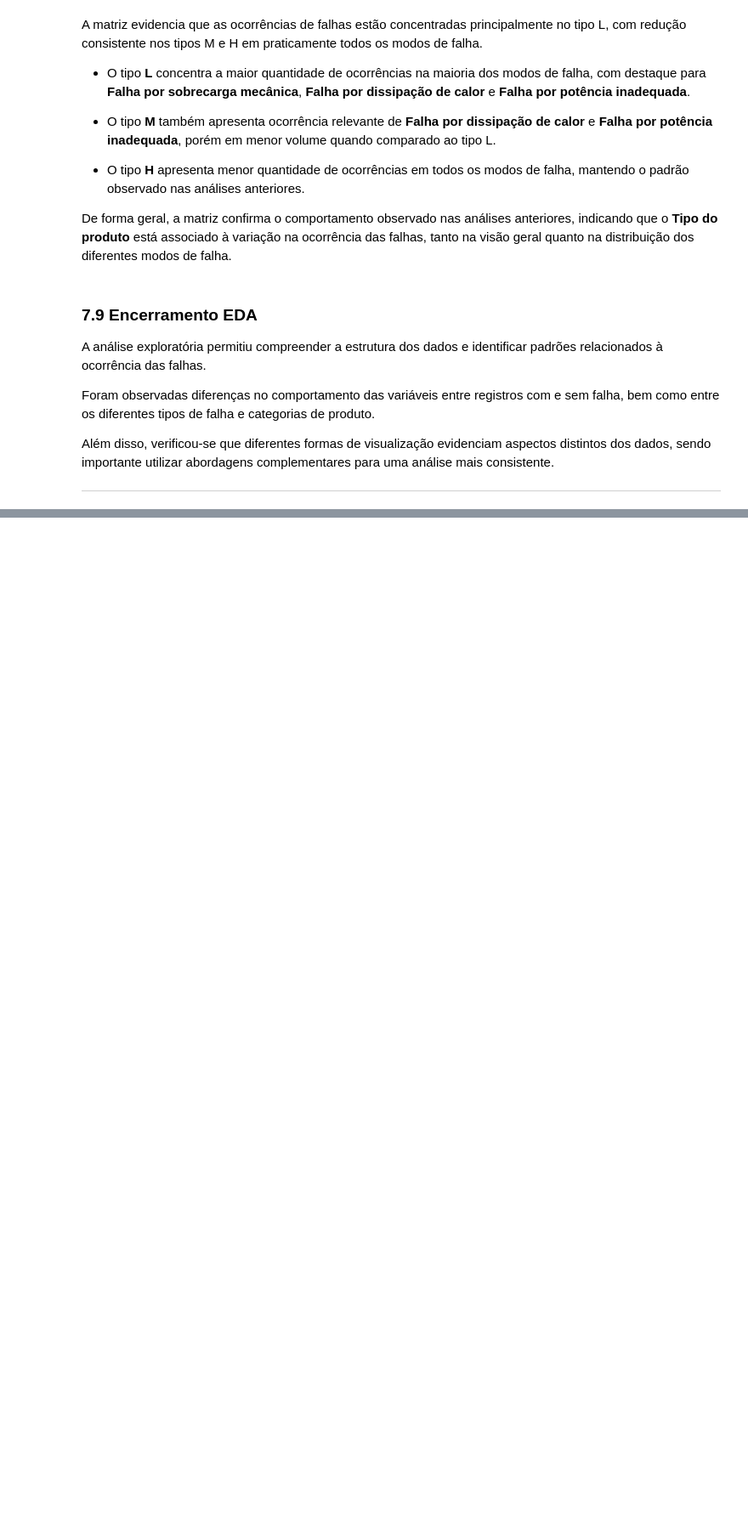
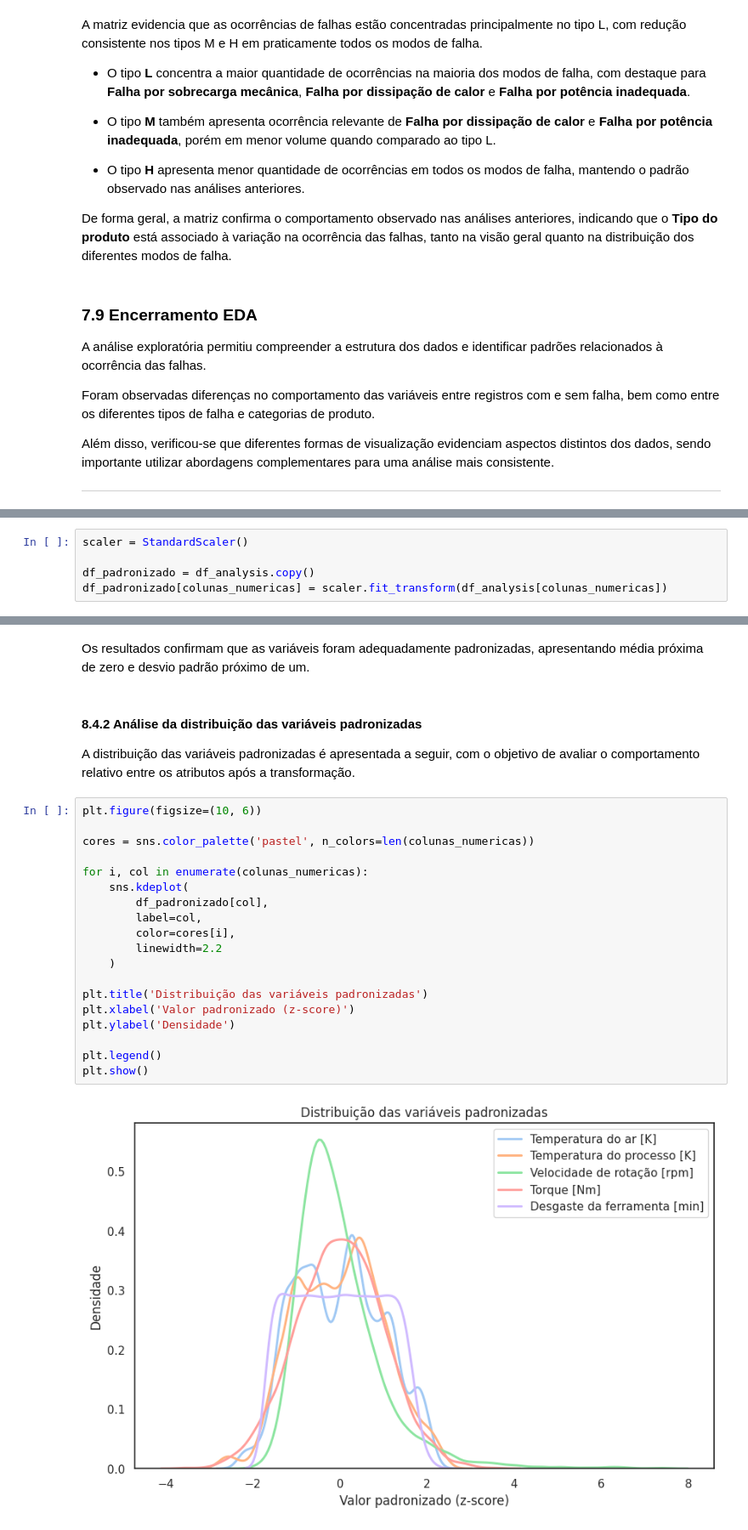
Before and after one commit to thaygorh/Analise-de-Dados-e-Boas-Praticas, a Jupyter notebook: mvp-analise-dados-e-boas-praticas.ipynb, the cells around one changed output, grey strips where cells are left out. Shown at 85% size. Cells and saved outputs as stored; diff of their text form; blank space fills up the shorter version.

```diff
--- a/mvp-analise-dados-e-boas-praticas.ipynb
+++ b/mvp-analise-dados-e-boas-praticas.ipynb
@@ -1180,0 +1368,5 @@ Além disso, verificou-se que diferentes formas de visualização evidenciam asp
+# %%
+scaler = StandardScaler()
+
+df_padronizado = df_analysis.copy()
+df_padronizado[colunas_numericas] = scaler.fit_transform(df_analysis[colunas_numericas])
@@ -1180,0 +1382,27 @@ Além disso, verificou-se que diferentes formas de visualização evidenciam asp
+# %% [markdown]
+Os resultados confirmam que as variáveis foram adequadamente padronizadas, apresentando média próxima de zero e desvio padrão próximo de um.
+# %% [markdown]
+#### 8.4.2 Análise da distribuição das variáveis padronizadas
+
+A distribuição das variáveis padronizadas é apresentada a seguir, com o objetivo de avaliar o comportamento relativo entre os atributos após a transformação.
+# %%
+plt.figure(figsize=(10, 6))
+
+cores = sns.color_palette('pastel', n_colors=len(colunas_numericas))
+
+for i, col in enumerate(colunas_numericas):
+    sns.kdeplot(
+        df_padronizado[col],
+        label=col,
+        color=cores[i],
+        linewidth=2.2
+    )
+
+plt.title('Distribuição das variáveis padronizadas')
+plt.xlabel('Valor padronizado (z-score)')
+plt.ylabel('Densidade')
+
+plt.legend()
+plt.show()
+# %% [output]
+[figure, added]
```
Also changed, not shown: parts of 31 cells of this notebook.
